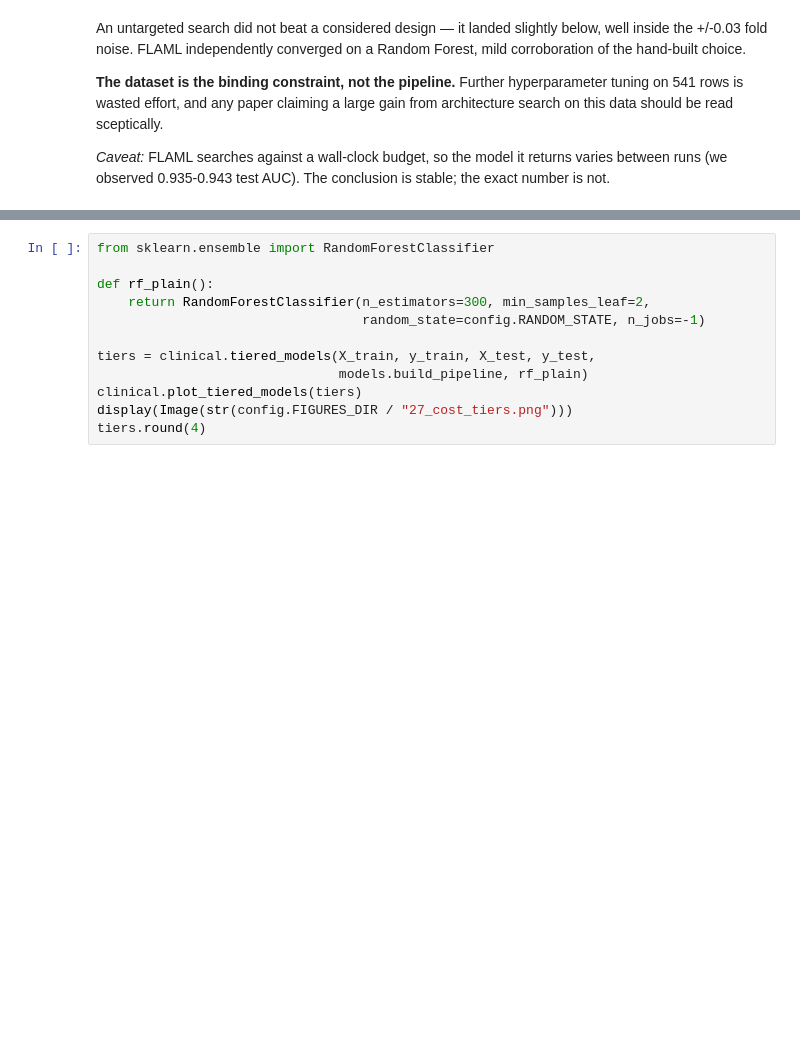
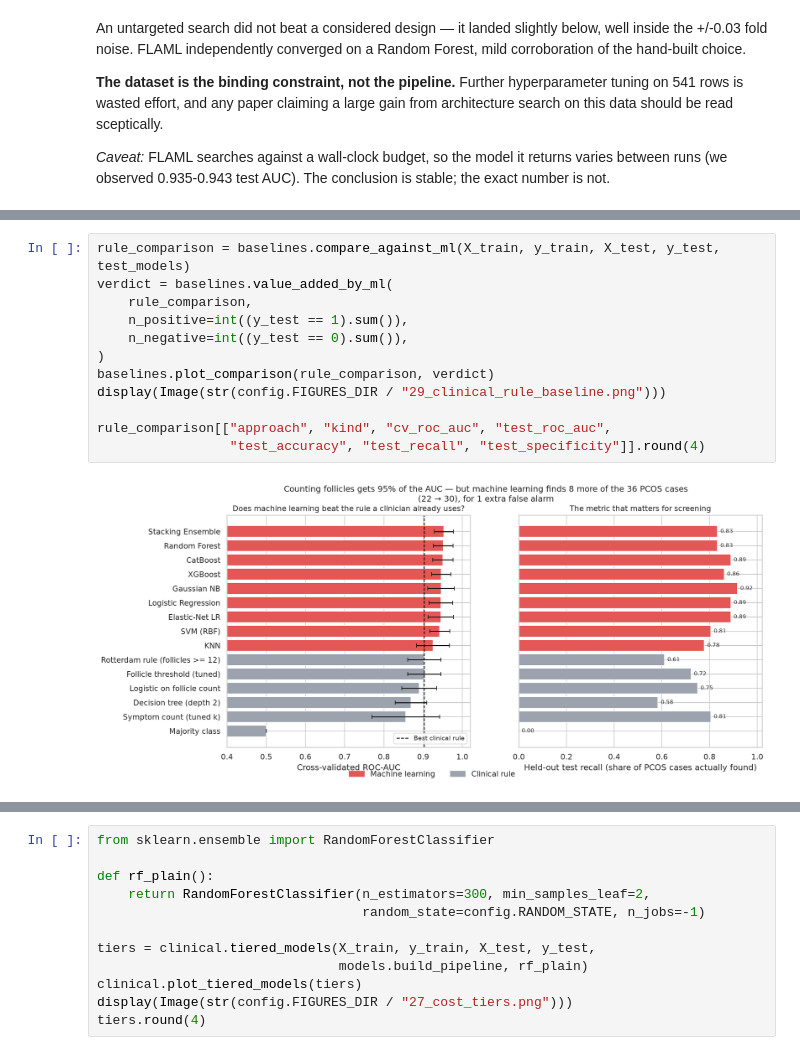
Before and after one commit to RohanKamal123/sunfi_ml, a Jupyter notebook: notebooks/PCOS_Prediction.ipynb, the cells around one changed output, grey strips where cells are left out. Saved outputs shown, nothing was run; the diff lists cells and outputs as text; blank space fills up the shorter version.

```diff
--- a/notebooks/PCOS_Prediction.ipynb
+++ b/notebooks/PCOS_Prediction.ipynb
@@ -622,0 +645,14 @@ number is not.
+# %%
+rule_comparison = baselines.compare_against_ml(X_train, y_train, X_test, y_test, test_models)
+verdict = baselines.value_added_by_ml(
+    rule_comparison,
+    n_positive=int((y_test == 1).sum()),
+    n_negative=int((y_test == 0).sum()),
+)
+baselines.plot_comparison(rule_comparison, verdict)
+display(Image(str(config.FIGURES_DIR / "29_clinical_rule_baseline.png")))
+
+rule_comparison[["approach", "kind", "cv_roc_auc", "test_roc_auc",
+                 "test_accuracy", "test_recall", "test_specificity"]].round(4)
+# %% [output]
+[figure, added]
```
Also changed, not shown: parts of 14 cells of this notebook, 8 other files.
